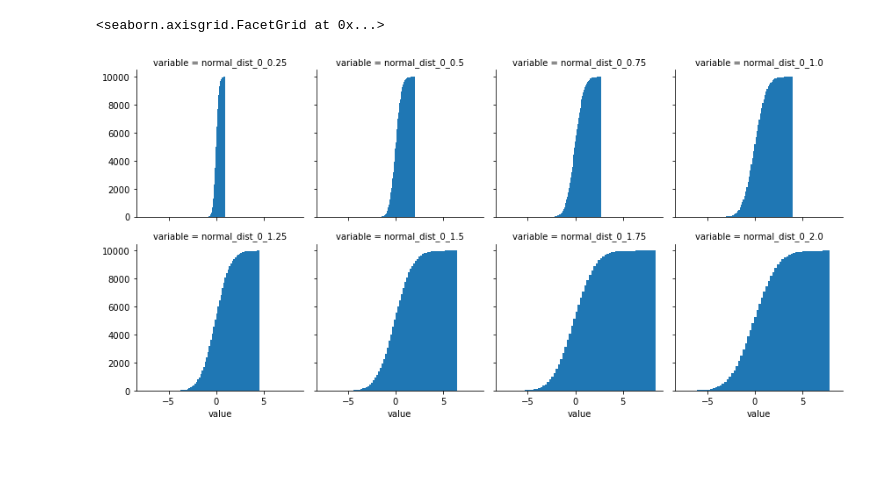
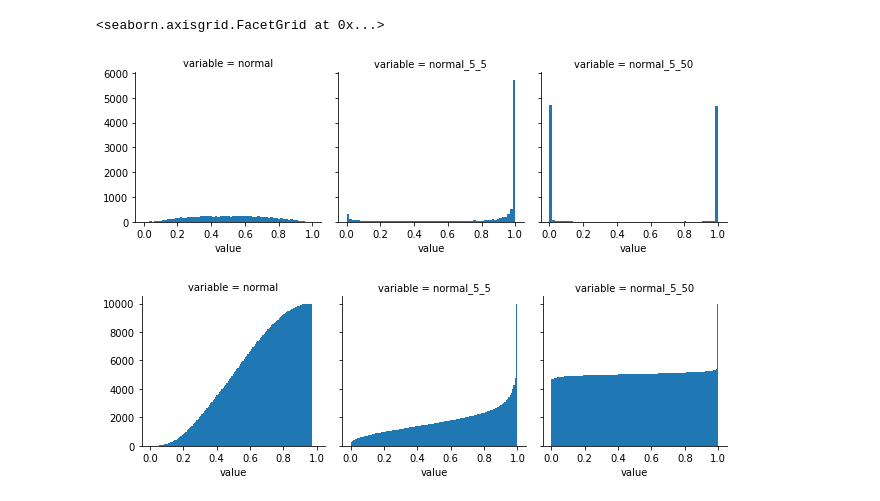
Before and after one commit to hmilanowski/CPS_DA, a Jupyter notebook: Lab_02.ipynb, the cells around one changed output. Drawn from its saved outputs; the diff is of its cells as text; code cells hidden in the pictures; blank space fills up the shorter version.

```diff
--- a/Lab_02.ipynb
+++ b/Lab_02.ipynb
@@ -31,0 +12,9 @@ melted_constant_std_df = df_constant_std.melt()
+# %%
+normal_dist_dict = {
+    "normal":      np.random.normal(size=10000),                    # Informative
+    "normal_5_5":  np.random.normal(loc=5.0,scale=5.0,size=10000),   # Informative
+    "normal_5_50": np.random.normal(loc=0.0,scale=50.0,size=10000) # Weekly informative
+}
+
+df = pd.DataFrame.from_dict(normal_dist_dict)
+df.head()
@@ -41,6 +44,18 @@ Graph.map(plt.hist,"value",cumulative=False,bins=100)
+# %%
+"""
+Transform samples from normal distribution with inverse logit.
+Consider how mean and standard deviation influence the shape of histogram and cdf.
+Is previously non-informative normal is still non-informative after transformation?
+"""
+from scipy.special import expit
+expit_df = expit(df)
+melted_expit_df = expit_df.melt()
 # %%
-GraphCum = sns.FacetGrid(melted_constant_mean_df, col="variable", col_wrap = 4, sharex=True)
-GraphCum.map(plt.hist,"value",cumulative=True,bins=64)
+GraphExpit = sns.FacetGrid(melted_expit_df, col="variable", sharex=True, col_wrap=3)
+GraphExpit.map(plt.hist, "value", cumulative=False, bins=64)
+GraphExpitCum = sns.FacetGrid(melted_expit_df, col="variable", sharex=True, col_wrap=3)
+GraphExpitCum.map(plt.hist, "value", cumulative=True, bins=128)
 # %% [output]
 <seaborn.axisgrid.FacetGrid at 0x...>
-[figure, old version]
+[figure, new version]
+[figure, added]
```
Also changed, not shown: parts of 21 cells of this notebook, 1 other file.
